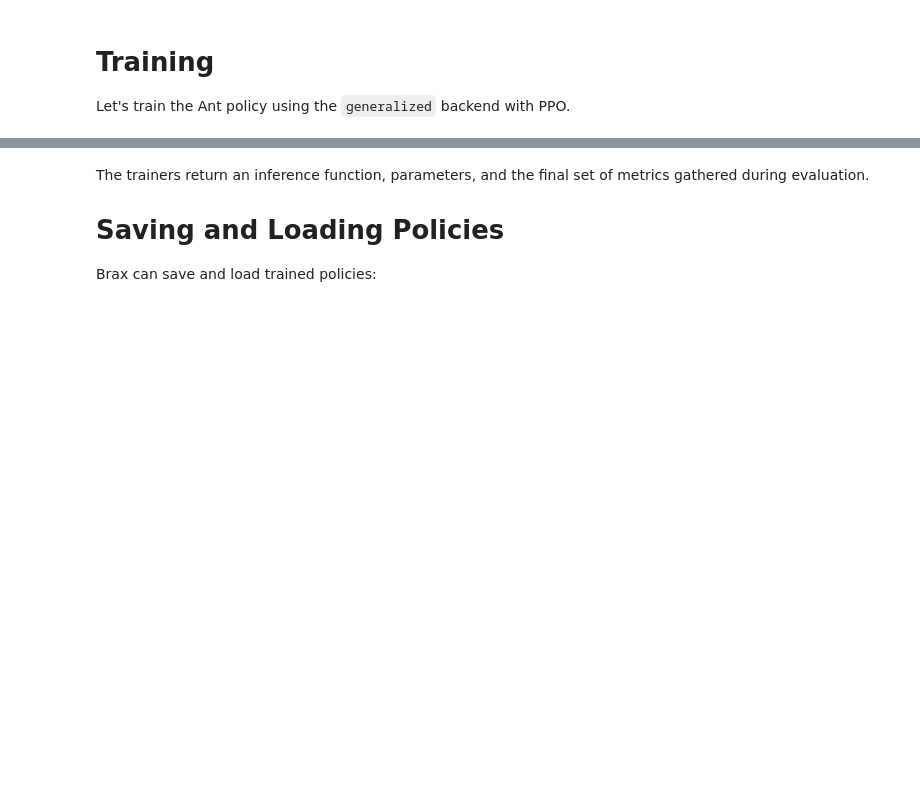
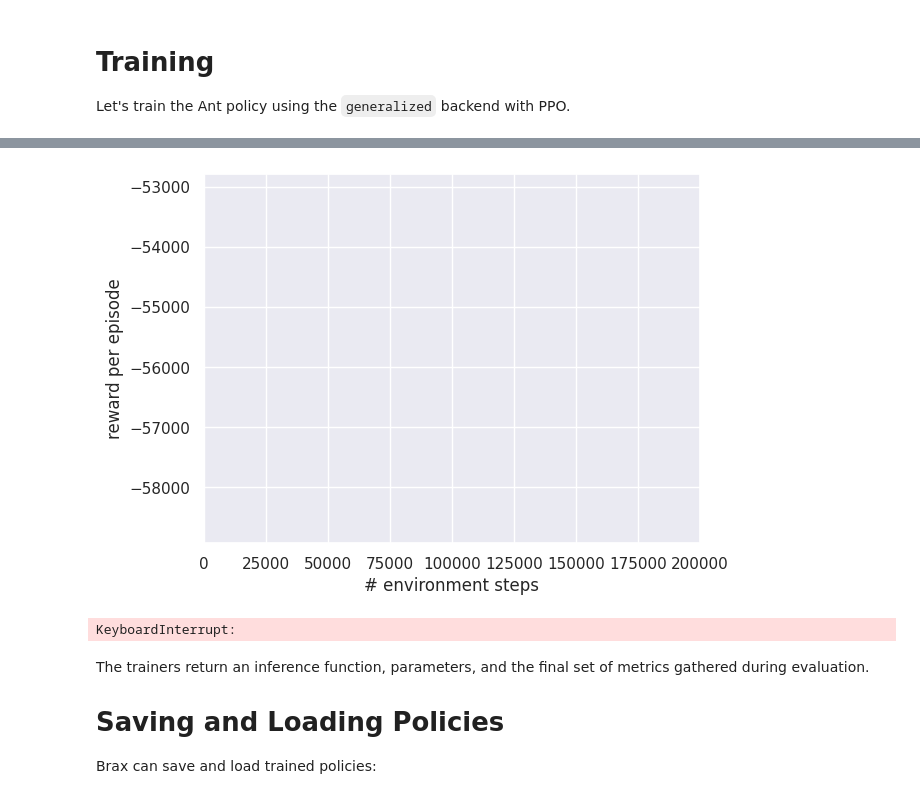
Before and after one commit to dcsteinhauser/HDS, a Jupyter notebook: training.ipynb, the cells around one changed output, grey strips where cells are left out. Drawn from its saved outputs; the diff is of its cells as text; code cells hidden in the pictures; blank space fills up the shorter version.

```diff
--- a/training.ipynb
+++ b/training.ipynb
@@ -132,3 +74,55 @@ KeyboardInterrupt:
+# %%
+#@title Training
+import pandas as pd
+
+# We determined some reasonable hyperparameters offline and share them here.
+
+
+
+#max_y = {'ant': 8000, 'halfcheetah': 8000, 'hopper': 2500, 'humanoid': 13000, 'humanoidstandup': 75_000, 'reacher': 5, 'walker2d': 5000, 'pusher': 0}[env_name]
+#min_y = {'reacher': -100, 'pusher': -150}.get(env_name, 0)
+
+xdata, ydata = [], []
+times = [datetime.now()]
+
+def progress(num_steps, metrics):
+    times.append(datetime.now())
+    xdata.append(num_steps)
+    ydata.append(metrics['eval/episode_reward'])
+    clear_output(wait=True)
+    plt.xlim([0, train_fn.keywords['num_timesteps']])
+    #plt.ylim([min_y, max_y])
+    plt.xlabel('# environment steps')
+    plt.ylabel('reward per episode')
+    plt.plot(xdata, ydata)
+    plt.show()
+
+
+    data = {'epoch': xdata, f'{i}': ydata}
+    new_data = pd.DataFrame(data)
+    file_path='ppodata.txt'
+    if os.path.exists(file_path):
+      existing_data = pd.read_csv(file_path)
+      if 'epoch' not in existing_data.columns:
+          existing_data['epoch'] = new_data['epoch']
+      if f'{i}' in existing_data.columns:
+          existing_data = existing_data.drop(columns=[f'{i}'])
+      existing_data = pd.merge(existing_data, new_data, on='epoch', how='outer')
+    else:
+      existing_data = new_data
+
+    existing_data.to_csv(file_path, index=False)
+for i in range(25):
+  train_fn = {
+  'inverted_pendulum': functools.partial(ppo.train, num_timesteps=200_000, num_evals=20, reward_scaling=10, episode_length=50, normalize_observations=True, action_repeat=1, unroll_length=5, num_minibatches=200, num_updates_per_batch=4, discounting=0.97, learning_rate=3e-4, entropy_cost=1e-2, num_envs=200, batch_size=200, seed=i)
+  }[env_name]
+  xdata, ydata = [], []
+        #@title Load Env { run: "auto" }
+  state = jax.jit(env.reset)(rng=jax.random.PRNGKey(seed=i))
+  make_inference_fn, params, _ = train_fn(environment=env, progress_fn=progress)
+# %% [output]
+[figure, added]
+KeyboardInterrupt:
 # %% [markdown]
 The trainers return an inference function, parameters, and the final set of metrics gathered during evaluation.
 
```
Also changed, not shown: parts of 1 cell of this notebook, 1 other file.
